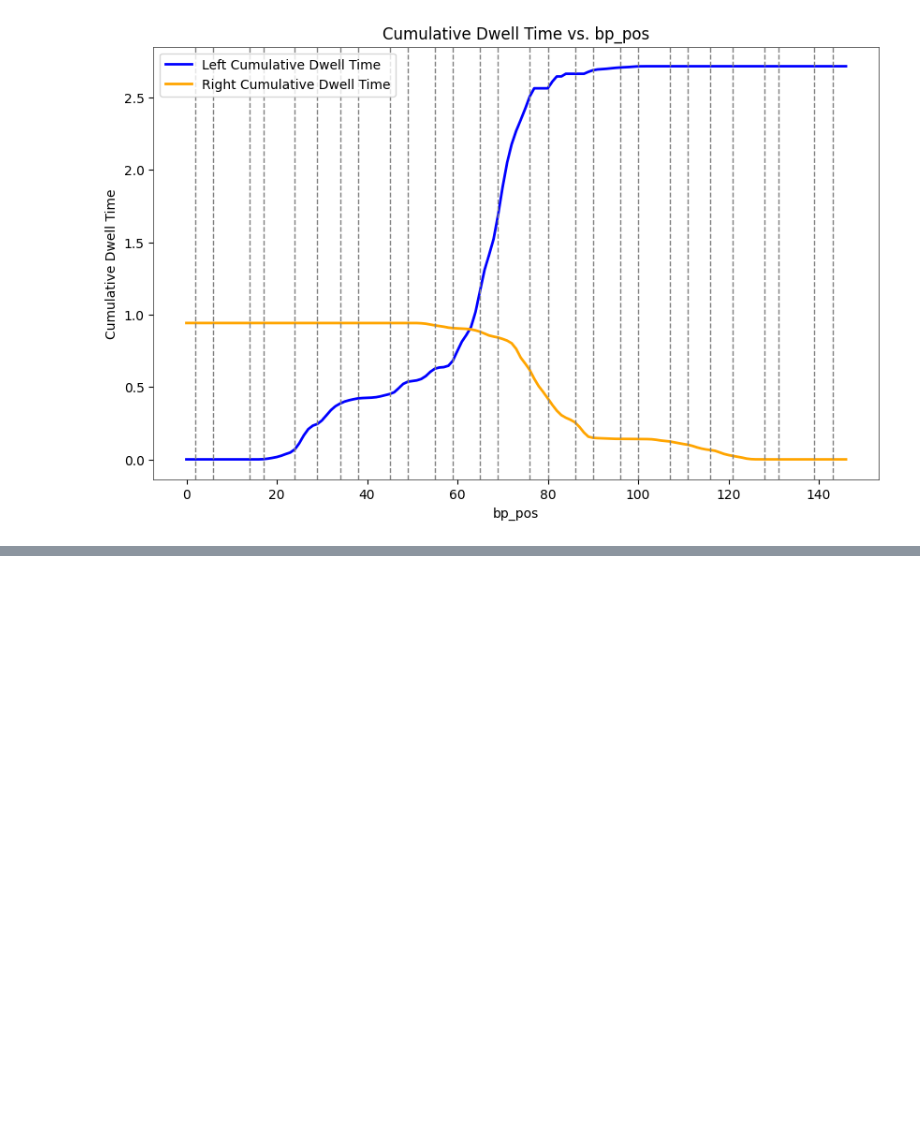
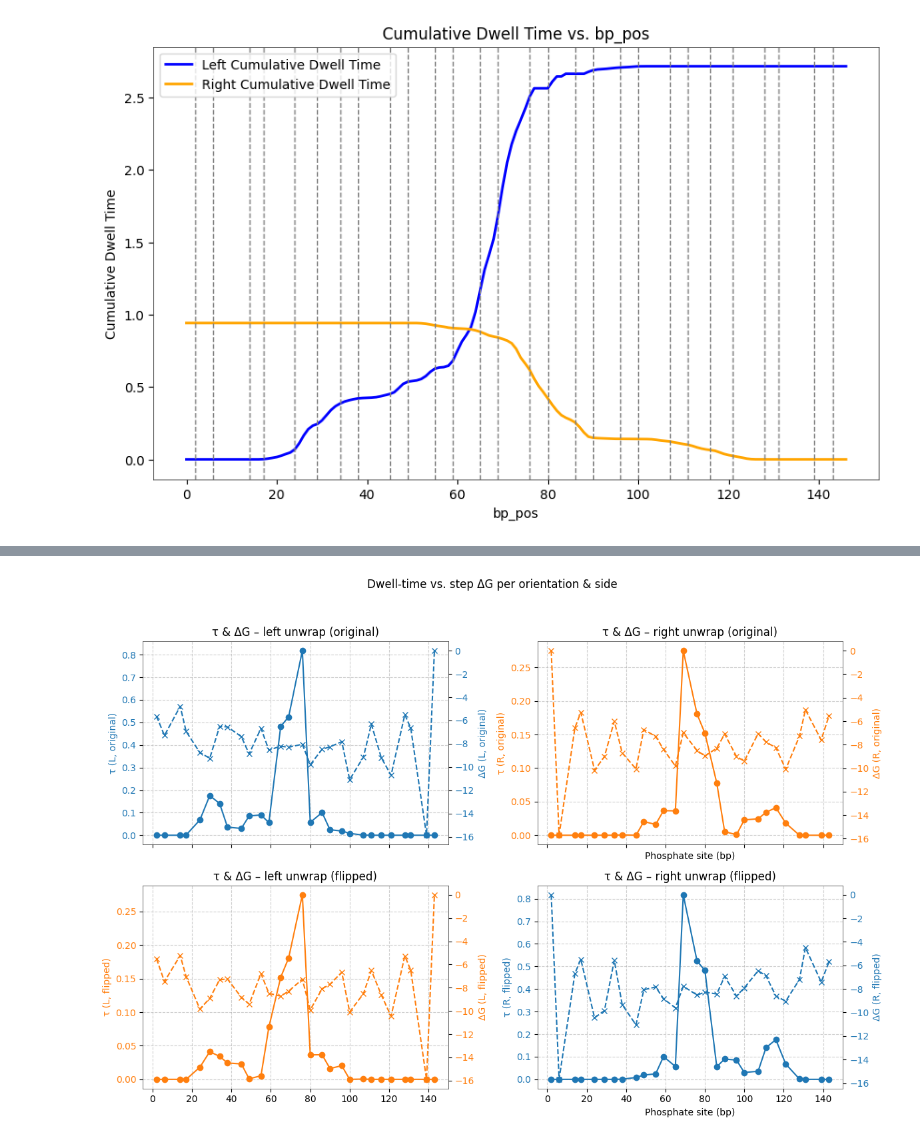
Before and after one commit to ymanish/NucMonteCarlo, a Jupyter notebook: notebooks/nucbreathfe_theory_vs_exp.ipynb, the cells around one changed output, grey strips where cells are left out. Cells and saved outputs as stored; diff of their text form; code cells hidden in the pictures; blank space fills up the shorter version.

Commit message:
Added the wang paper analysis

```diff
--- a/notebooks/nucbreathfe_theory_vs_exp.ipynb
+++ b/notebooks/nucbreathfe_theory_vs_exp.ipynb
@@ -623,0 +410,23 @@ plt.show()
+# %%
+@dataclass(frozen=True)
+class EadsResult:
+    """Computed adsorption energies for *one* orientation."""
+
+    orientation: Orientation
+
+    Eads_Base_left: pd.Series
+    Eads_Base_right: pd.Series
+
+    Eads_dG_left: pd.Series
+    Eads_dG_right: pd.Series
+
+    Eads_dH_left: pd.Series
+    Eads_dH_right: pd.Series
+
+    # raw pieces (handy for debugging / further analysis)
+    tau_left: pd.Series = field(repr=False)
+    tau_right: pd.Series = field(repr=False)
+    dG_left: pd.Series = field(repr=False)
+    dG_right: pd.Series = field(repr=False)
+    dH_left: pd.Series = field(repr=False)
+    dH_right: pd.Series = field(repr=False)
@@ -623,0 +478,6 @@ plt.show()
+# %%
+def single_eads(tau:pd.Series, dG:pd.Series, dH:pd.Series, kBT:float, tau_0:float) -> Tuple[float, float]:
+    Eads_base = kBT*np.log(tau / tau_0)
+    Eads_dG = Eads_base - dG
+    Eads_dH = Eads_base- dH
+    return Eads_base, Eads_dG, Eads_dH
@@ -623,0 +533,14 @@ plt.show()
+# %%
+G_0 = -10
+tau_0 = 1e-6*np.exp(G_0)
+EadsResult_org = get_Eads_values(Tau_cum_df=final_dwell_phsite_df,
+                              forward_dG_df=df_org_L,
+                              reverse_dG_df=df_org_R,
+                              orientation=Orientation.ORIGINAL,
+                              tau_0=tau_0)
+
+EadsResult_flipped = get_Eads_values(Tau_cum_df=final_dwell_phsite_df,
+                                    forward_dG_df=df_flip_L,
+                                    reverse_dG_df=df_flip_R,
+                                    orientation=Orientation.FLIPPED,
+                                    tau_0=tau_0)
@@ -623,0 +627,4 @@ plt.show()
+# %%
+plot_tau_dg([EadsResult_org, EadsResult_flipped], figsize=(12, 8))
+# %% [output]
+[figure, added]
```
Also changed, not shown: parts of 33 cells of this notebook, 5 other files.
